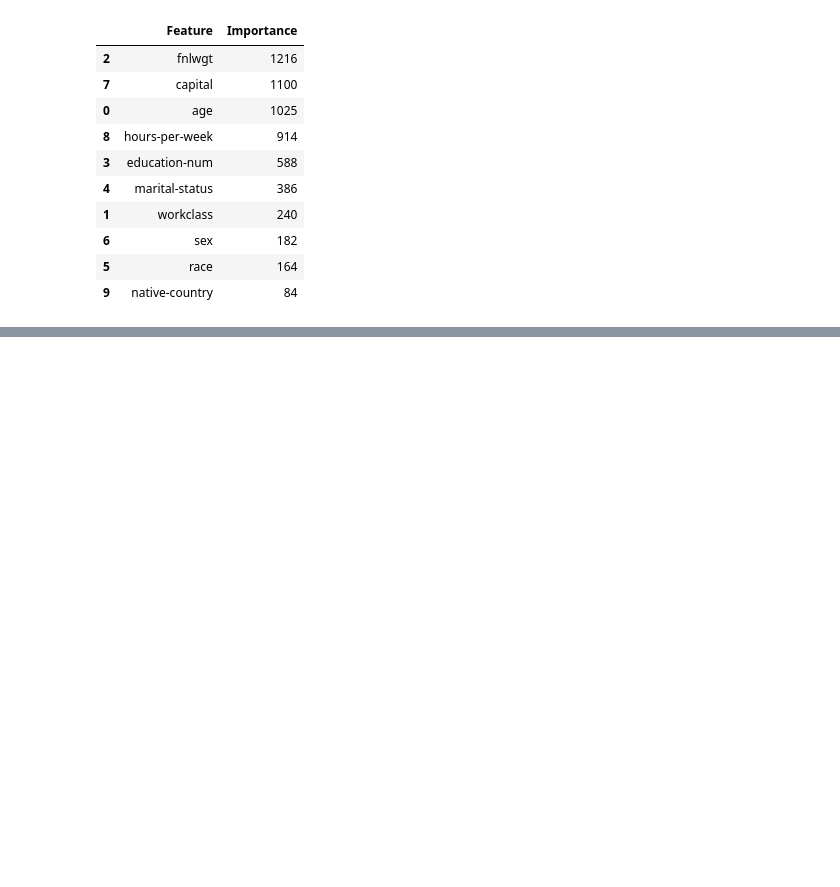
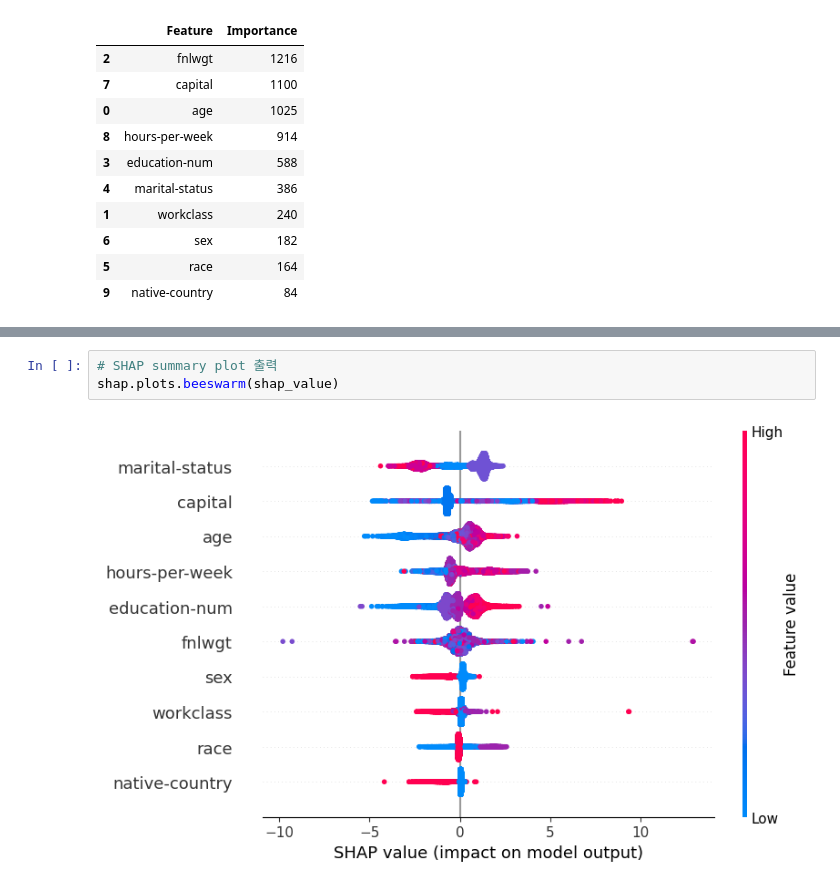
Before and after one commit to joo9810/VSCode, a Jupyter notebook: 통계적 머신러닝/기말 프로젝트 10조.ipynb, the cells around one changed output, grey strips where cells are left out. Drawn from its saved outputs; the diff is of its cells as text; blank space fills up the shorter version.

```diff
--- a/통계적 머신러닝/기말 프로젝트 10조.ipynb
+++ b/통계적 머신러닝/기말 프로젝트 10조.ipynb
@@ -1423,0 +1442,5 @@ a.sort_values(by = 'Importance', ascending=False)
+# %%
+# SHAP summary plot 출력
+shap.plots.beeswarm(shap_value)
+# %% [output]
+[figure, added]
```
Also changed, not shown: parts of 11 cells of this notebook.
